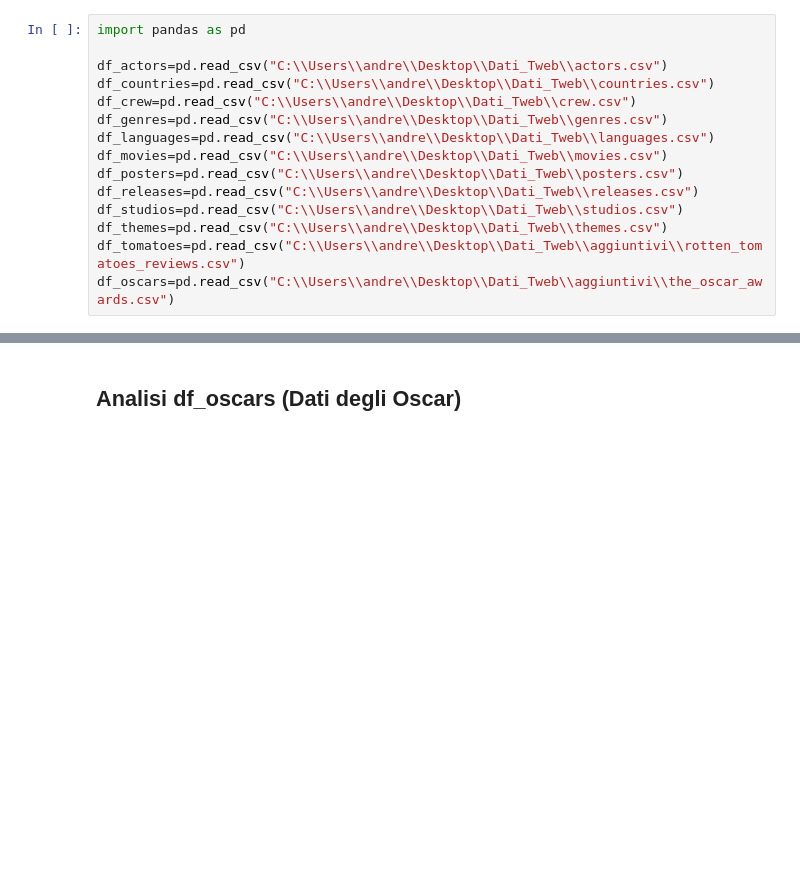
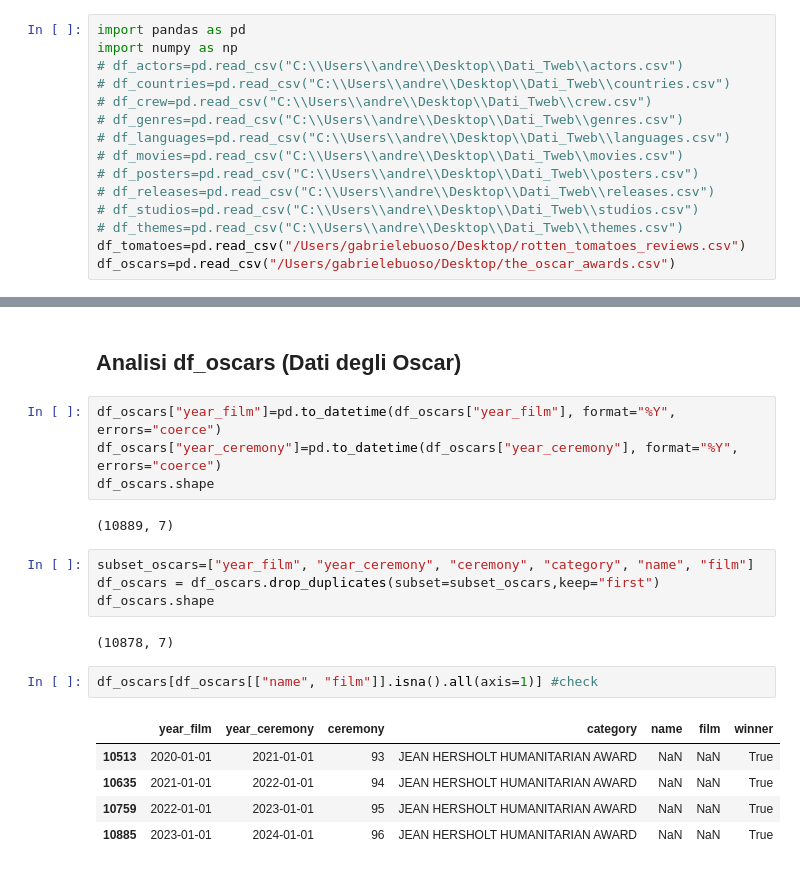
Before and after one commit to GabrieBu/freshcarrots, a Jupyter notebook: ium_Notebook/Cleaning.ipynb, the cells around one changed output, grey strips where cells are left out. Drawn from its saved outputs; the diff is of its cells as text; blank space fills up the shorter version.

```diff
--- a/ium_Notebook/Cleaning.ipynb
+++ b/ium_Notebook/Cleaning.ipynb
@@ -4,19 +4,19 @@
 Abbiamo utilizzato questo file per separare la pulizia della struttura dei dati dalla analisi diretta delle informazioni
 # %%
 import pandas as pd
-
-df_actors=pd.read_csv("C:\\Users\\andre\\Desktop\\Dati_Tweb\\actors.csv")
-df_countries=pd.read_csv("C:\\Users\\andre\\Desktop\\Dati_Tweb\\countries.csv")
-df_crew=pd.read_csv("C:\\Users\\andre\\Desktop\\Dati_Tweb\\crew.csv")
-df_genres=pd.read_csv("C:\\Users\\andre\\Desktop\\Dati_Tweb\\genres.csv")
-df_languages=pd.read_csv("C:\\Users\\andre\\Desktop\\Dati_Tweb\\languages.csv")
-df_movies=pd.read_csv("C:\\Users\\andre\\Desktop\\Dati_Tweb\\movies.csv")
-df_posters=pd.read_csv("C:\\Users\\andre\\Desktop\\Dati_Tweb\\posters.csv")
-df_releases=pd.read_csv("C:\\Users\\andre\\Desktop\\Dati_Tweb\\releases.csv")
-df_studios=pd.read_csv("C:\\Users\\andre\\Desktop\\Dati_Tweb\\studios.csv")
-df_themes=pd.read_csv("C:\\Users\\andre\\Desktop\\Dati_Tweb\\themes.csv")
-df_tomatoes=pd.read_csv("C:\\Users\\andre\\Desktop\\Dati_Tweb\\aggiuntivi\\rotten_tomatoes_reviews.csv")
-df_oscars=pd.read_csv("C:\\Users\\andre\\Desktop\\Dati_Tweb\\aggiuntivi\\the_oscar_awards.csv")
+import numpy as np
+# df_actors=pd.read_csv("C:\\Users\\andre\\Desktop\\Dati_Tweb\\actors.csv")
+# df_countries=pd.read_csv("C:\\Users\\andre\\Desktop\\Dati_Tweb\\countries.csv")
+# df_crew=pd.read_csv("C:\\Users\\andre\\Desktop\\Dati_Tweb\\crew.csv")
+# df_genres=pd.read_csv("C:\\Users\\andre\\Desktop\\Dati_Tweb\\genres.csv")
+# df_languages=pd.read_csv("C:\\Users\\andre\\Desktop\\Dati_Tweb\\languages.csv")
+# df_movies=pd.read_csv("C:\\Users\\andre\\Desktop\\Dati_Tweb\\movies.csv")
+# df_posters=pd.read_csv("C:\\Users\\andre\\Desktop\\Dati_Tweb\\posters.csv")
+# df_releases=pd.read_csv("C:\\Users\\andre\\Desktop\\Dati_Tweb\\releases.csv")
+# df_studios=pd.read_csv("C:\\Users\\andre\\Desktop\\Dati_Tweb\\studios.csv")
+# df_themes=pd.read_csv("C:\\Users\\andre\\Desktop\\Dati_Tweb\\themes.csv")
+df_tomatoes=pd.read_csv("/Users/gabrielebuoso/Desktop/rotten_tomatoes_reviews.csv")
+df_oscars=pd.read_csv("/Users/gabrielebuoso/Desktop/the_oscar_awards.csv")
 # %% [markdown]
 # Analisi di ogni file per la pulizia dei dati
 # %% [markdown]
@@ -541,2 +577,22 @@ df_tomatoes.duplicated().sum()
 # %% [markdown]
 ## Analisi df_oscars (Dati degli Oscar)
+# %%
+df_oscars["year_film"]=pd.to_datetime(df_oscars["year_film"], format="%Y", errors="coerce")
+df_oscars["year_ceremony"]=pd.to_datetime(df_oscars["year_ceremony"], format="%Y", errors="coerce")
+df_oscars.shape
+# %% [output]
+(10889, 7)
+# %%
+subset_oscars=["year_film", "year_ceremony", "ceremony", "category", "name", "film"]
+df_oscars = df_oscars.drop_duplicates(subset=subset_oscars,keep="first")
+df_oscars.shape
+# %% [output]
+(10878, 7)
+# %%
+df_oscars[df_oscars[["name", "film"]].isna().all(axis=1)] #check
+# %% [output]
+|  | year_film | year_ceremony | ceremony | category | name | film | winner |
+| 10513 | 2020-01-01 | 2021-01-01 | 93 | JEAN HERSHOLT HUMANITARIAN AWARD | NaN | NaN | True |
+| 10635 | 2021-01-01 | 2022-01-01 | 94 | JEAN HERSHOLT HUMANITARIAN AWARD | NaN | NaN | True |
+| 10759 | 2022-01-01 | 2023-01-01 | 95 | JEAN HERSHOLT HUMANITARIAN AWARD | NaN | NaN | True |
+| 10885 | 2023-01-01 | 2024-01-01 | 96 | JEAN HERSHOLT HUMANITARIAN AWARD | NaN | NaN | True |
```
Also changed, not shown: parts of 16 cells of this notebook.
